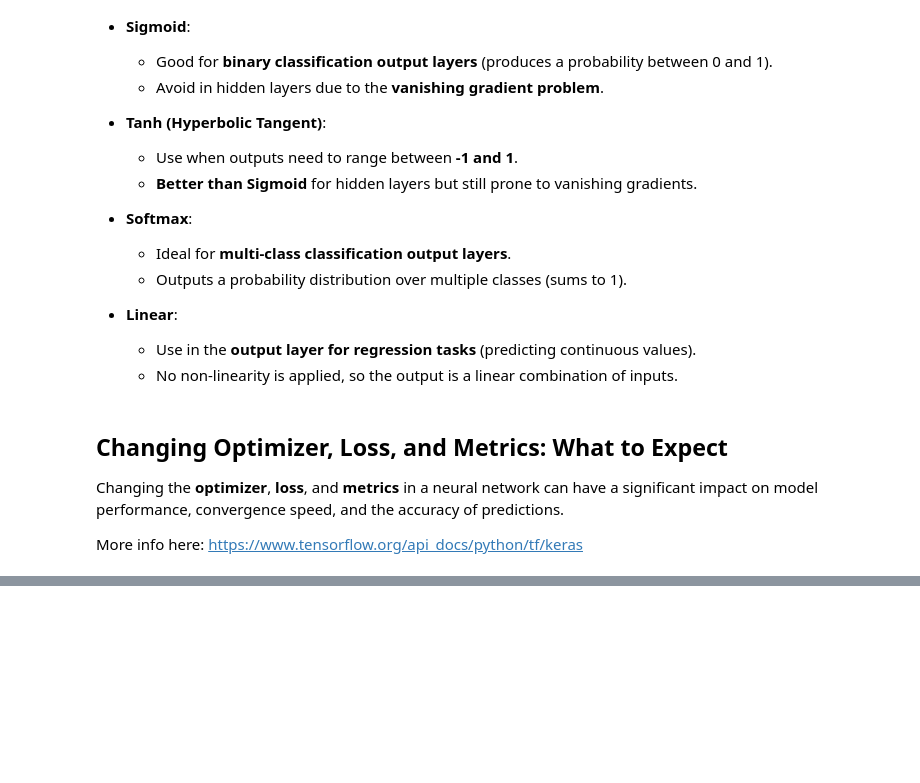
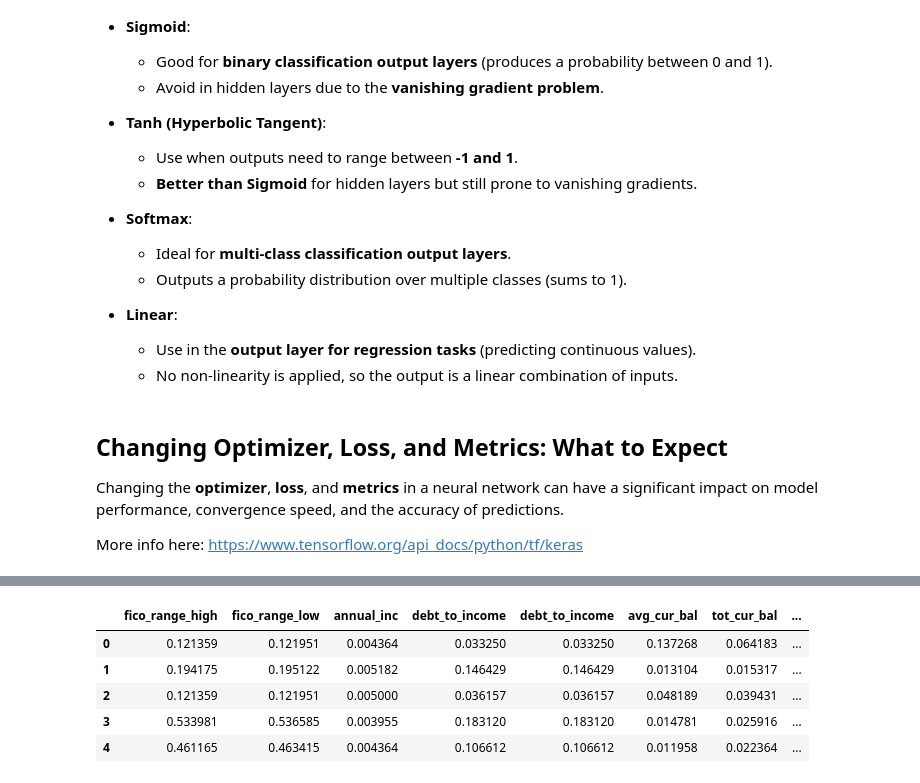
Before and after one commit to svetlanama/Data-Science-in-Finance-, a Jupyter notebook: DSIF7_0_Intro_to_deep_learning_and_neural_networks.ipynb, the cells around one changed output, grey strips where cells are left out. Cells and saved outputs as stored; diff of their text form; code cells hidden in the pictures; blank space fills up the shorter version.

```diff
--- a/DSIF7_0_Intro_to_deep_learning_and_neural_networks.ipynb
+++ b/DSIF7_0_Intro_to_deep_learning_and_neural_networks.ipynb
@@ -621,0 +671,5 @@ More info here: https://www.tensorflow.org/api_docs/python/tf/keras
+# %%
+df['debt_to_income'] = df['loan_amnt'] / df['annual_inc']
+df['debt_to_income'] = np.where(df['debt_to_income'] > 10, 10, df['debt_to_income'])  # Cap at 10
+df['debt_to_income'] = np.log1p(df['debt_to_income'])  # Apply log transform
+df['debt_to_income'].iloc[:5]
@@ -621,0 +684,23 @@ More info here: https://www.tensorflow.org/api_docs/python/tf/keras
+# %%
+features = ['fico_range_high', 'fico_range_low', 'annual_inc', 'debt_to_income', 'debt_to_income', 'avg_cur_bal', 'tot_cur_bal', 'tot_hi_cred_lim', 'open_il_12m', 'debt_to_income'] #
+
+
+X = df[features]
+y = df['loan_default']
+# %%
+from sklearn.preprocessing import MinMaxScaler
+
+# Apply Min-Max Scaling (alternative: StandardScaler for z-score normalization)
+scaler = MinMaxScaler()
+X_scaled = scaler.fit_transform(X)
+
+# Convert back to DataFrame with same column names
+X_scaled_df = pd.DataFrame(X_scaled, columns=features)
+X_scaled_df.head()
+# %% [output]
+|  | fico_range_high | fico_range_low | annual_inc | debt_to_income | debt_to_income | avg_cur_bal | tot_cur_bal | ... |
+| 0 | 0.121359 | 0.121951 | 0.004364 | 0.033250 | 0.033250 | 0.137268 | 0.064183 | ... |
+| 1 | 0.194175 | 0.195122 | 0.005182 | 0.146429 | 0.146429 | 0.013104 | 0.015317 | ... |
+| 2 | 0.121359 | 0.121951 | 0.005000 | 0.036157 | 0.036157 | 0.048189 | 0.039431 | ... |
+| 3 | 0.533981 | 0.536585 | 0.003955 | 0.183120 | 0.183120 | 0.014781 | 0.025916 | ... |
+| 4 | 0.461165 | 0.463415 | 0.004364 | 0.106612 | 0.106612 | 0.011958 | 0.022364 | ... |
```
Also changed, not shown: parts of 9 cells of this notebook.
